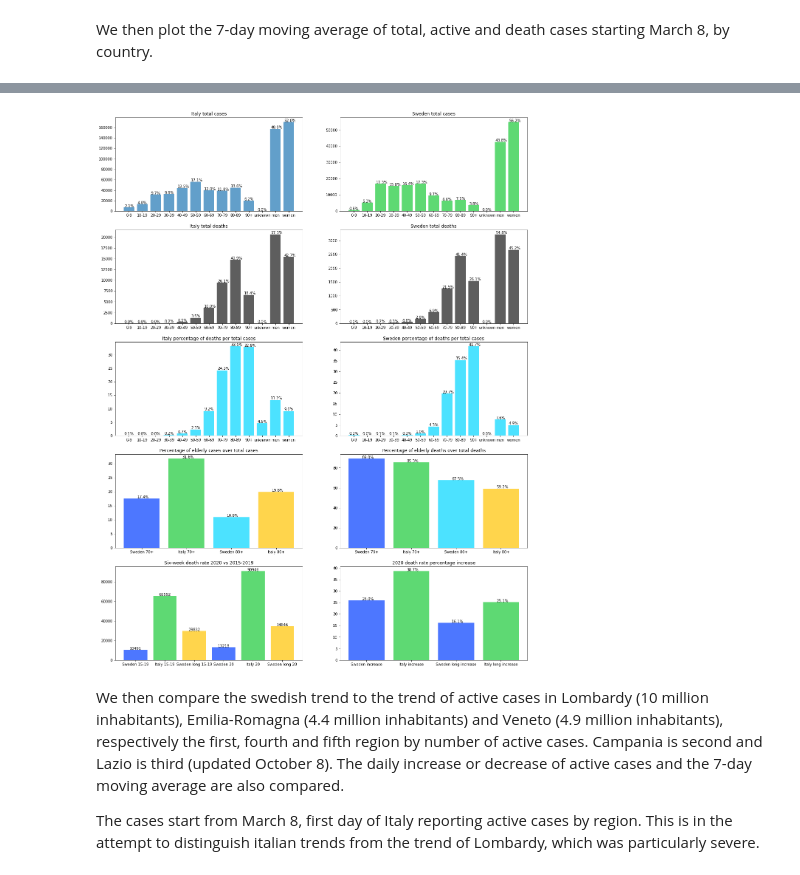
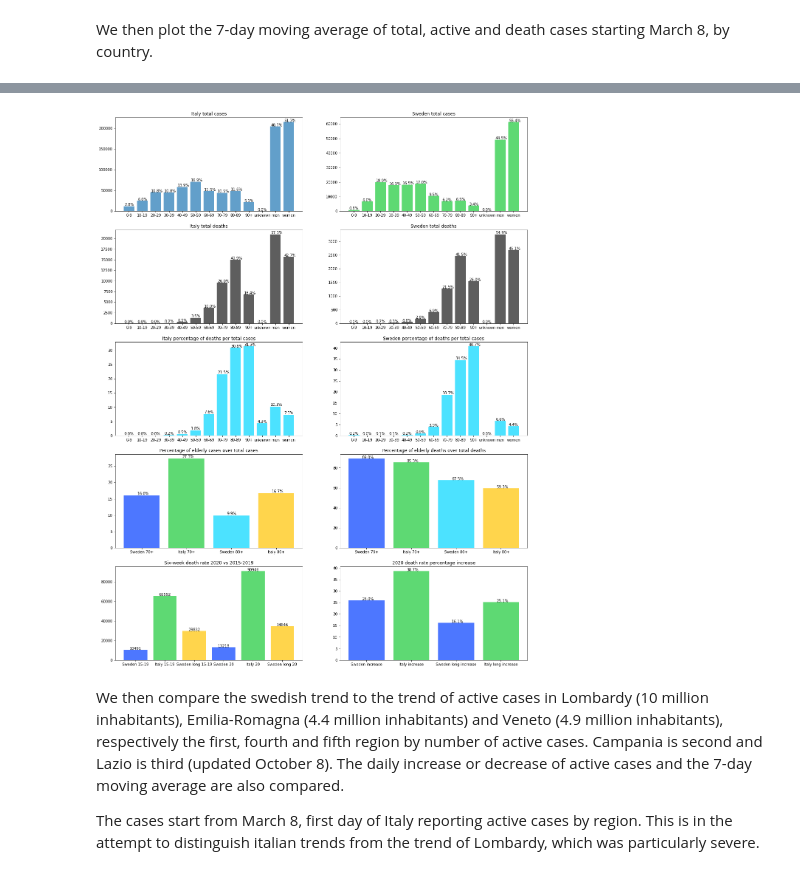
Before and after one commit to eera-l/Covid19-Sweden-Overview, a Jupyter notebook: c19-it-swe.ipynb, the cells around one changed output, grey strips where cells are left out. Drawn from its saved outputs; the diff is of its cells as text; code cells hidden in the pictures.

```diff
--- a/c19-it-swe.ipynb
+++ b/c19-it-swe.ipynb
@@ -492,7 +493,7 @@ swe_total_week = {'Week 10': 211, 'Week 11': 838, 'Week 12': 921,
                   'Week 31': 1099, 'Week 32': 1948, 'Week 33': 1874,
                   'Week 34': 1721, 'Week 35': 1018, 'Week 36': 953,
                   'Week 37': 1511, 'Week 38': 1821, 'Week 39': 2655,
-                  'Week 40': 3352}
+                  'Week 40': 3352, 'Week 41': 4279, 'Week 42': 5354}
 
 swe_tests_week = {'Week 10': 4300, 'Week 11': 9000, 'Week 12': 10400,
                   'Week 13': 12300, 'Week 14': 17800, 'Week 15': 19900,
@@ -504,7 +505,7 @@ swe_tests_week = {'Week 10': 4300, 'Week 11': 9000, 'Week 12': 10400,
                   'Week 31': 52959, 'Week 32': 53721, 'Week 33': 56627,
                   'Week 34': 65546, 'Week 35': 85060, 'Week 36': 126219,
                   'Week 37': 142673, 'Week 38': 139471, 'Week 39': 128852,
-                  'Week 40': 130058}
+                  'Week 40': 130060, 'Week 41': 139411, 'Week 42': 150946}
 
 it_total_week = {'Week 10': 5681, 'Week 11': 17372, 'Week 12': 34390,
                  'Week 13': 38552, 'Week 14': 31259, 'Week 15': 27415,
@@ -516,7 +517,7 @@ it_total_week = {'Week 10': 5681, 'Week 11': 17372, 'Week 12': 34390,
                  'Week 31': 1952, 'Week 32': 2496, 'Week 33': 3349,
                  'Week 34': 5430, 'Week 35': 8873, 'Week 36': 9416,
                  'Week 37': 10119, 'Week 38': 10403, 'Week 39': 11714,
-                 'Week 40': 15459}
+                 'Week 40': 15459, 'Week 41': 29621, 'Week 42': 59521}
 
 it_tests_week = {'Week 10': 28810, 'Week 11': 74962, 'Week 12': 133503,
                 'Week 13': 199128, 'Week 14': 233931, 'Week 15': 318732,
@@ -528,7 +529,7 @@ it_tests_week = {'Week 10': 28810, 'Week 11': 74962, 'Week 12': 133503,
                 'Week 31': 356193, 'Week 32': 333079, 'Week 33': 307573,
                 'Week 34': 450220, 'Week 35': 578704, 'Week 36': 632916,
                 'Week 37': 598861, 'Week 38': 614696, 'Week 39': 654250,
-                'Week 40': 697041}
+                'Week 40': 697041, 'Week 41': 780608, 'Week 42': 975869}
 
 it_w_percent = []
 for k, v in it_total_week.items():
@@ -558,6 +559,6 @@ fig.set_figheight(14)
 fig.set_figwidth(26)
 plt.show()
 
-print("Week 40 tests per 100k population, Italy: {0:.2f}".format((it_tests_week['Week 40'] / 60461826) * 100000))
-print("Week 40 tests per 100k population, Sweden: {0:.2f}".format((swe_tests_week['Week 40'] / 10099265) * 100000))
+print("Week 42 tests per 100k population, Italy: {0:.2f}".format((it_tests_week['Week 42'] / 60461826) * 100000))
+print("Week 42 tests per 100k population, Sweden: {0:.2f}".format((swe_tests_week['Week 42'] / 10099265) * 100000))
 # %% [output]
@@ -584,29 +585,29 @@ Below them, graphs show the compared percentages of elderly cases and deaths on
 import numpy as np
 import matplotlib.pyplot as plt
 
-it_tot_age = {'0-9': 6924, '10-19': 13209, '20-29': 31734, '30-39': 32384,
-              '40-49': 44161, '50-59': 55978, '60-69': 39429, '70-79': 38786,
-              '80-89': 44593, '90+': 20156, 'unknown': 22, 'total': 327376}
+it_tot_age = {'0-9': 11959, '10-19': 25158, '20-29': 45479, '30-39': 45135,
+              '40-49': 58411, '50-59': 71016, '60-69': 48156, '70-79': 44235,
+              '80-89': 48642, '90+': 21545, 'unknown': 23, 'total': 419759}
 
-it_d_age = {'0-9': 4, '10-19': 0, '20-29': 15, '30-39': 70,
-            '40-49': 319, '50-59': 1263, '60-69': 3613, '70-79': 9409,
-            '80-89': 14736, '90+': 6621, 'unknown': 1, 'total': 36051}
+it_d_age = {'0-9': 4, '10-19': 0, '20-29': 15, '30-39': 71,
+            '40-49': 321, '50-59': 1288, '60-69': 3671, '70-79': 9532,
+            '80-89': 14993, '90+': 6745, 'unknown': 1, 'total': 36641}
 
-swe_tot_age = {'0-9': 747, '10-19': 5160, '20-29': 16872, '30-39': 15411,
-              '40-49': 15961, '50-59': 16842, '60-69': 9506, '70-79': 6435,
-              '80-89': 6890, '90+': 3687, 'unknown': 21, 'total': 97532}
+swe_tot_age = {'0-9': 871, '10-19': 6614, '20-29': 19945, '30-39': 17856,
+              '40-49': 18202, '50-59': 18835, '60-69': 10500, '70-79': 6822,
+              '80-89': 7136, '90+': 3789, 'unknown': 24, 'total': 110594}
 
-swe_d_age = {'0-9': 2, '10-19': 0, '20-29': 10, '30-39': 18,
-             '40-49': 45, '50-59': 166, '60-69': 409, '70-79': 1266,
-             '80-89': 2440, '90+': 1536, 'unknown': 0, 'total': 5892}
+swe_d_age = {'0-9': 2, '10-19': 0, '20-29': 11, '30-39': 18,
+             '40-49': 45, '50-59': 167, '60-69': 412, '70-79': 1274,
+             '80-89': 2461, '90+': 1543, 'unknown': 0, 'total': 5933}
 
-it_tot_gender = {'men': 157084, 'women': 170273, 'total': 327376}
+it_tot_gender = {'men': 204588, 'women': 215152, 'total': 419759}
 
-it_d_gender = {'men': 20664, 'women': 15387, 'total': 36051}
+it_d_gender = {'men': 20984, 'women': 15657, 'total': 36641}
 
-swe_tot_gender = {'men': 42687, 'women': 54838, 'total': 97532}
+swe_tot_gender = {'men': 49253, 'women': 61313, 'total': 110594}
 
-swe_d_gender = {'men': 3228, 'women': 2664, 'total': 5892}
+swe_d_gender = {'men': 3258, 'women': 2675, 'total': 5933}
 
 it_t_age_percent = []
 for k, v in it_tot_age.items():
@@ -780,34 +781,34 @@ for i, v in enumerate(swe_dp_age_percent):
 ax6.set_title('Sweden percentage of deaths per total cases')
 
 ax7 = fig.add_subplot(527)
 ax7.bar(tot_old_percents.keys(), tot_old_percents.values(), color=list('bgcy'), alpha=0.7)
 for i, v in enumerate(tot_old_percents.values()):
     ax7.text(i - 0.1, v + 0.2, '{:.1f}%'.format(v),  color='black')
 ax7.set_title('Percentage of elderly cases over total cases')
 
 ax8 = fig.add_subplot(528)
 ax8.bar(old_percents.keys(), old_percents.values(), color=list('bgcy'), alpha=0.7)
 for i, v in enumerate(old_percents.values()):
     ax8.text(i - 0.1, v + 0.2, '{:.1f}%'.format(v),  color='black')
 ax8.set_title('Percentage of elderly deaths over total deaths')
 
 ax9 = fig.add_subplot(529)
 ax9.bar(yearly.keys(), yearly.values(), color=list('bgy'), alpha=0.7)
 for i, v in enumerate(yearly.values()):
     ax9.text(i - 0.2, v, '{0}'.format(v),  color='black')
 ax9.set_title('Six-week death rate 2020 vs 2015-2019')
 
 ax10 = fig.add_subplot(5, 2, 10)
 ax10.bar(yearly_increase.keys(), yearly_increase.values(), color=list('bg'), alpha=0.7)
 for i, v in enumerate(yearly_increase.values()):
     ax10.text(i - 0.1, v, '{:.1f}%'.format(v),  color='black')
 ax10.set_title('2020 death rate percentage increase')
 
 fig.set_figheight(27)
 fig.set_figwidth(20)
 plt.show()
 # %% [output]
-[figure, old version]
+[figure, new version]
 # %% [markdown]
 We then compare the swedish trend to the trend of active cases in Lombardy (10 million inhabitants), Emilia-Romagna (4.4 million inhabitants) and Veneto (4.9 million inhabitants), respectively the first, fourth and fifth region by number of active cases. Campania is second and Lazio is third (updated October 8). The daily increase or decrease of active cases and the 7-day moving average are also compared.
 
```
Also changed, not shown: parts of 12 cells of this notebook, 1 other file.
